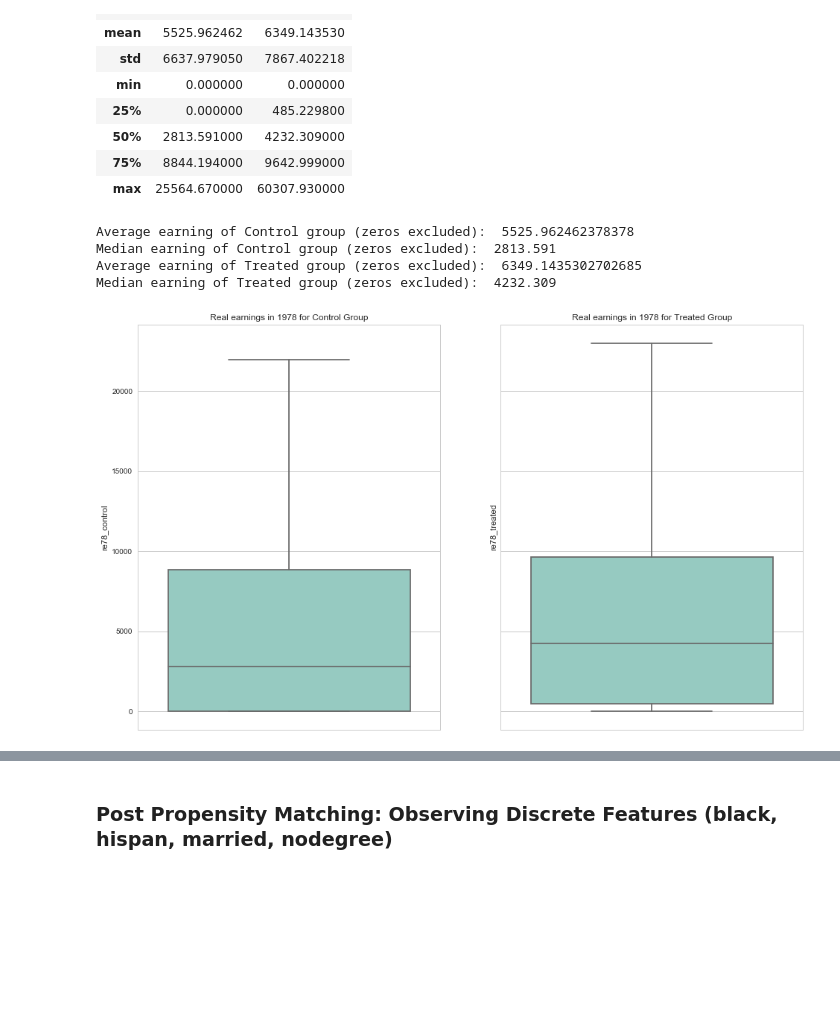
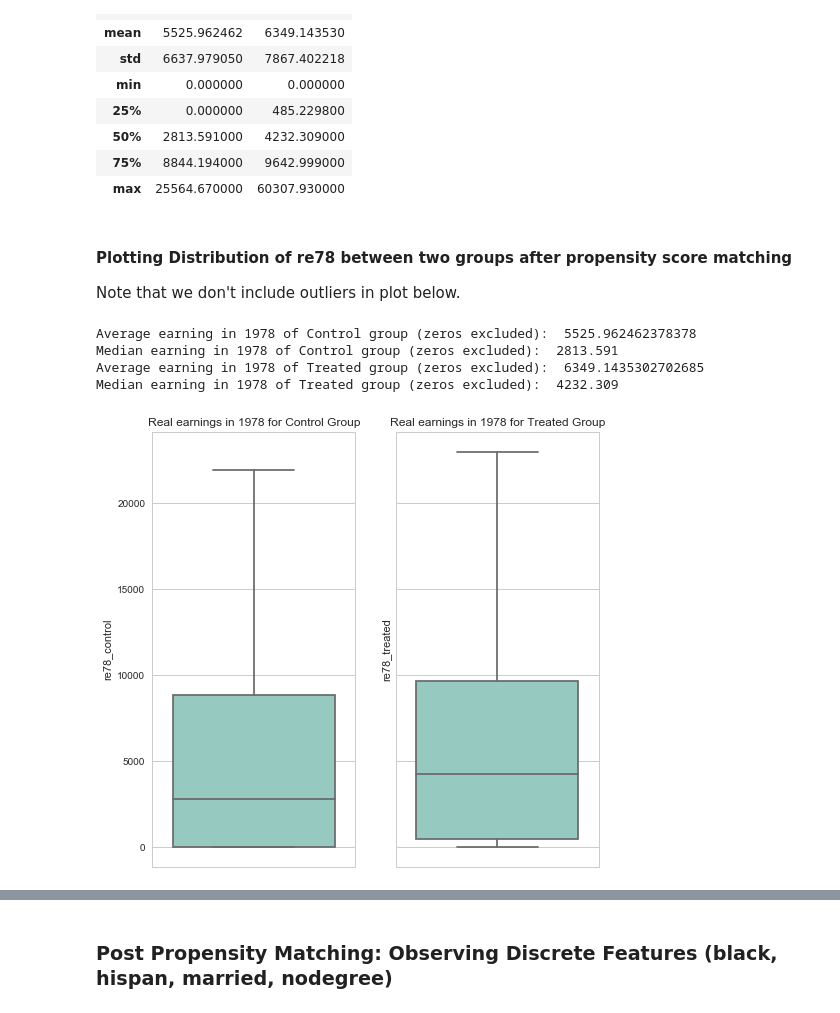
Before and after one commit to sanadhis/ADA-2017, a Jupyter notebook: 04 - Applied ML/Homework04.ipynb, the cells around one changed output, grey strips where cells are left out. Cells and saved outputs as stored; diff of their text form; code cells hidden in the pictures; blank space fills up the shorter version.

```diff
--- a/04 - Applied ML/Homework04.ipynb
+++ b/04 - Applied ML/Homework04.ipynb
@@ -476,0 +497,13 @@ df_prop_merged.head()
+# %%
+# Build dataframe from tree result, containing matching pair treated-control subject
+df_prop_matched            = pd.DataFrame(columns=["control","treated"])
+df_prop_matched['treated'] = match_control_treated.keys()
+df_prop_matched['control'] = match_control_treated.values()
+
+# The dataframe contains redundant entries, e.g. PSID1 - NSW185, NSW185 - PSID1
+# So we sort the values and only pick the first half
+n_treated       = int((df_prop_matched.shape[0])/2)
+df_prop_matched = df_prop_matched.sort_values(by="treated")[:n_treated]
+
+print("Matched control-treated subject:")
+df_prop_matched.head()
@@ -476,0 +520,14 @@ df_prop_merged.head()
+# %%
+# set "id" as index of df_raw, form new dataframe
+df_raw_indexed = df_raw.set_index("id")
+
+# Get value of re78 each matched control-treated subject
+re78_control = df_raw_indexed.loc[df_prop_matched["control"]]["re78"]
+re78_treated = df_raw_indexed.loc[df_prop_matched["treated"]]["re78"]
+
+# add the re78 into df_prop_matched
+df_prop_matched["re78_control"] = list(re78_control)
+df_prop_matched["re78_treated"] = list(re78_treated)
+
+print("Matched control-treated subject with their corresponding re78 value")
+df_prop_matched.head()
@@ -488,22 +554,26 @@ df_prop_merged.describe()
 | 50% | 2813.591000 | 4232.309000 |
 | 75% | 8844.194000 | 9642.999000 |
 | max | 25564.670000 | 60307.930000 |
+# %% [markdown]
+#### Plotting Distribution of re78 between two groups after propensity score matching
+Note that we don't include outliers in plot below.
 # %%
+# draw 1 x 2 plot
 fig, (ax1, ax2) = plt.subplots(ncols=2, sharey=True)
-fig.set_size_inches(16, 10)
-ax1 = sns.boxplot(y = 're78_control' , data=df_prop_merged, ax = ax1, palette="Set3", showfliers=False)
+fig.set_size_inches(8, 8)
+ax1 = sns.boxplot(y = 're78_control' , data=df_prop_matched, ax = ax1, palette="Set3", showfliers=False)
 ax1.set_title("Real earnings in 1978 for Control Group")
 
-ax2 = sns.boxplot(y = 're78_treated' , data=df_prop_merged, ax = ax2, palette="Set3", showfliers=False)
+ax2 = sns.boxplot(y = 're78_treated' , data=df_prop_matched, ax = ax2, palette="Set3", showfliers=False)
 ax2.set_title("Real earnings in 1978 for Treated Group")
 
-print("Average earning of Control group (zeros excluded): ",df_prop_merged['re78_control'].mean())
-print("Median earning of Control group (zeros excluded): ",df_prop_merged['re78_control'].median())
-print("Average earning of Treated group (zeros excluded): ",df_prop_merged['re78_treated'].mean())
-print("Median earning of Treated group (zeros excluded): ",df_prop_merged['re78_treated'].median())
+print("Average earning in 1978 of Control group (zeros excluded): ",df_prop_matched['re78_control'].mean())
+print("Median earning in 1978 of Control group (zeros excluded): ",df_prop_matched['re78_control'].median())
+print("Average earning in 1978 of Treated group (zeros excluded): ",df_prop_matched['re78_treated'].mean())
+print("Median earning in 1978 of Treated group (zeros excluded): ",df_prop_matched['re78_treated'].median())
 # %% [output]
-Average earning of Control group (zeros excluded):  5525.962462378378
-Median earning of Control group (zeros excluded):  2813.591
-Average earning of Treated group (zeros excluded):  6349.1435302702685
-Median earning of Treated group (zeros excluded):  4232.309
+Average earning in 1978 of Control group (zeros excluded):  5525.962462378378
+Median earning in 1978 of Control group (zeros excluded):  2813.591
+Average earning in 1978 of Treated group (zeros excluded):  6349.1435302702685
+Median earning in 1978 of Treated group (zeros excluded):  4232.309
-[figure, old version]
+[figure, new version]
```
Also changed, not shown: parts of 43 cells of this notebook.
